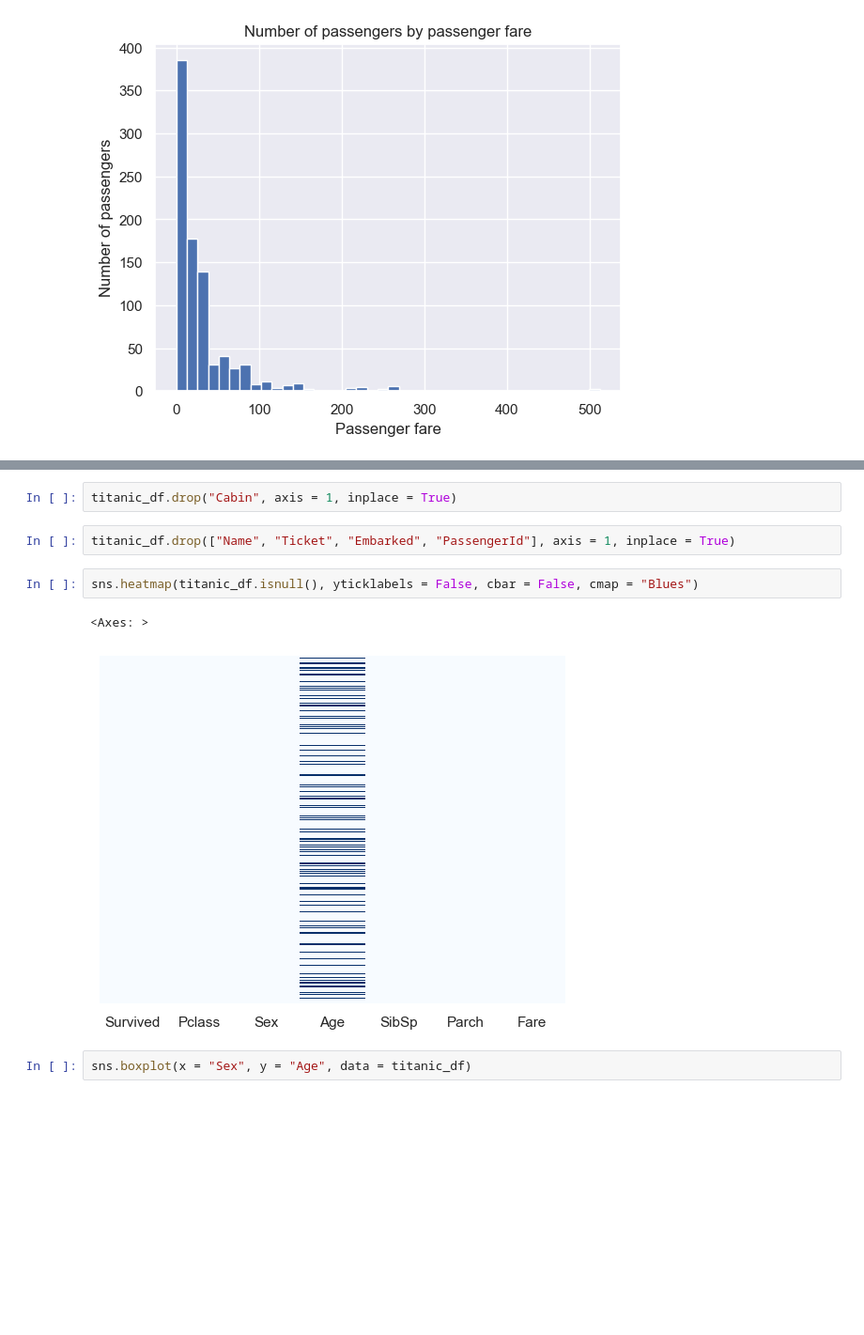
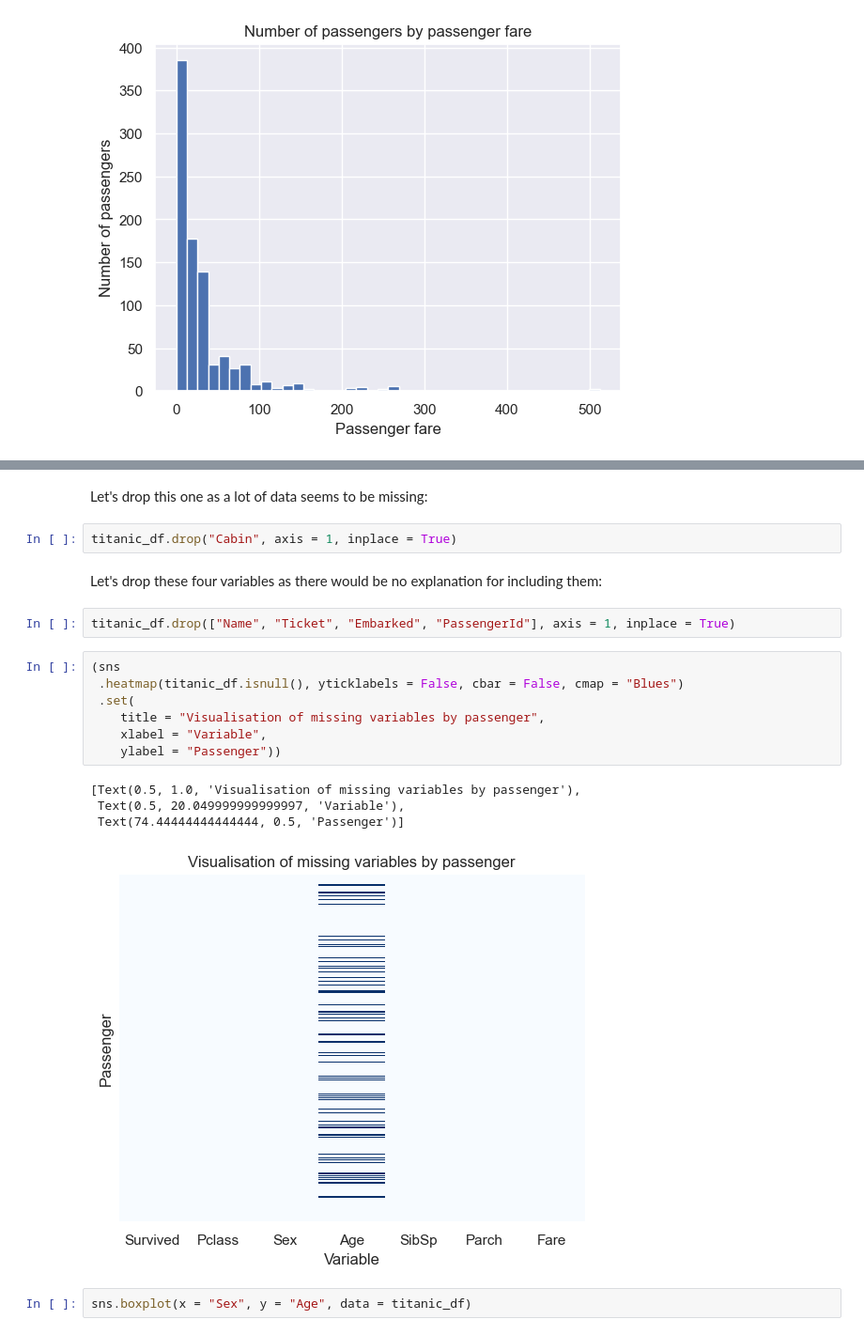
Before and after one commit to michaltkaczyk/titanic, a Jupyter notebook: main.ipynb, the cells around one changed output, grey strips where cells are left out. Shown at 94% size. Cells and saved outputs as stored; diff of their text form; blank space fills up the shorter version.

```diff
--- a/main.ipynb
+++ b/main.ipynb
@@ -133,12 +142,23 @@ sns.heatmap(titanic_df.isnull(), yticklabels = False, cbar = False, cmap = "Blue
+# %% [markdown]
+Let's drop this one as a lot of data seems to be missing:
 # %%
 titanic_df.drop("Cabin", axis = 1, inplace = True)
+# %% [markdown]
+Let's drop these four variables as there would be no explanation for including them:
 # %%
 titanic_df.drop(["Name", "Ticket", "Embarked", "PassengerId"], axis = 1, inplace = True)
 # %%
-sns.heatmap(titanic_df.isnull(), yticklabels = False, cbar = False, cmap = "Blues")
+(sns
+ .heatmap(titanic_df.isnull(), yticklabels = False, cbar = False, cmap = "Blues")
+ .set(
+    title = "Visualisation of missing variables by passenger",
+    xlabel = "Variable",
+    ylabel = "Passenger"))
 # %% [output]
-<Axes: >
+[Text(0.5, 1.0, 'Visualisation of missing variables by passenger'),
+ Text(0.5, 20.049999999999997, 'Variable'),
+ Text(74.44444444444444, 0.5, 'Passenger')]
-[figure, old version]
+[figure, new version]
 # %%
 sns.boxplot(x = "Sex", y = "Age", data = titanic_df)
 # %% [output]
```
Also changed, not shown: parts of 2 cells of this notebook.
